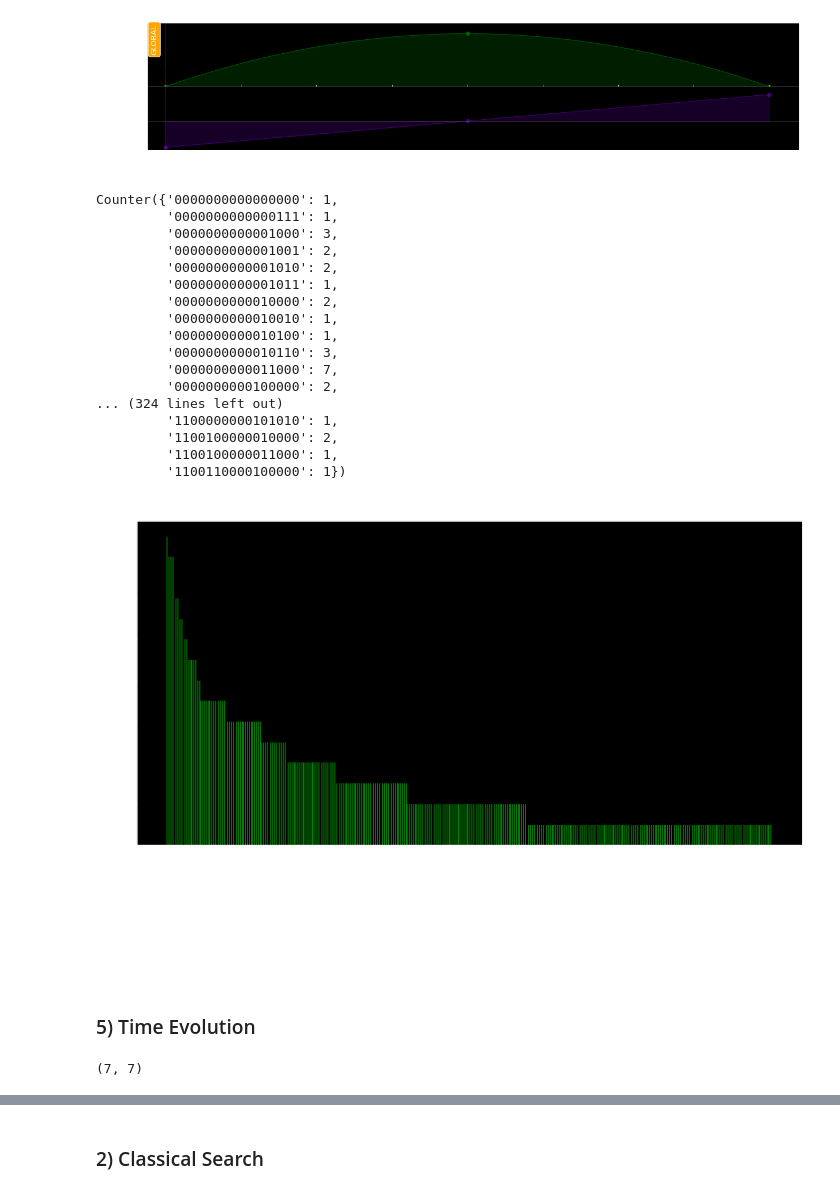
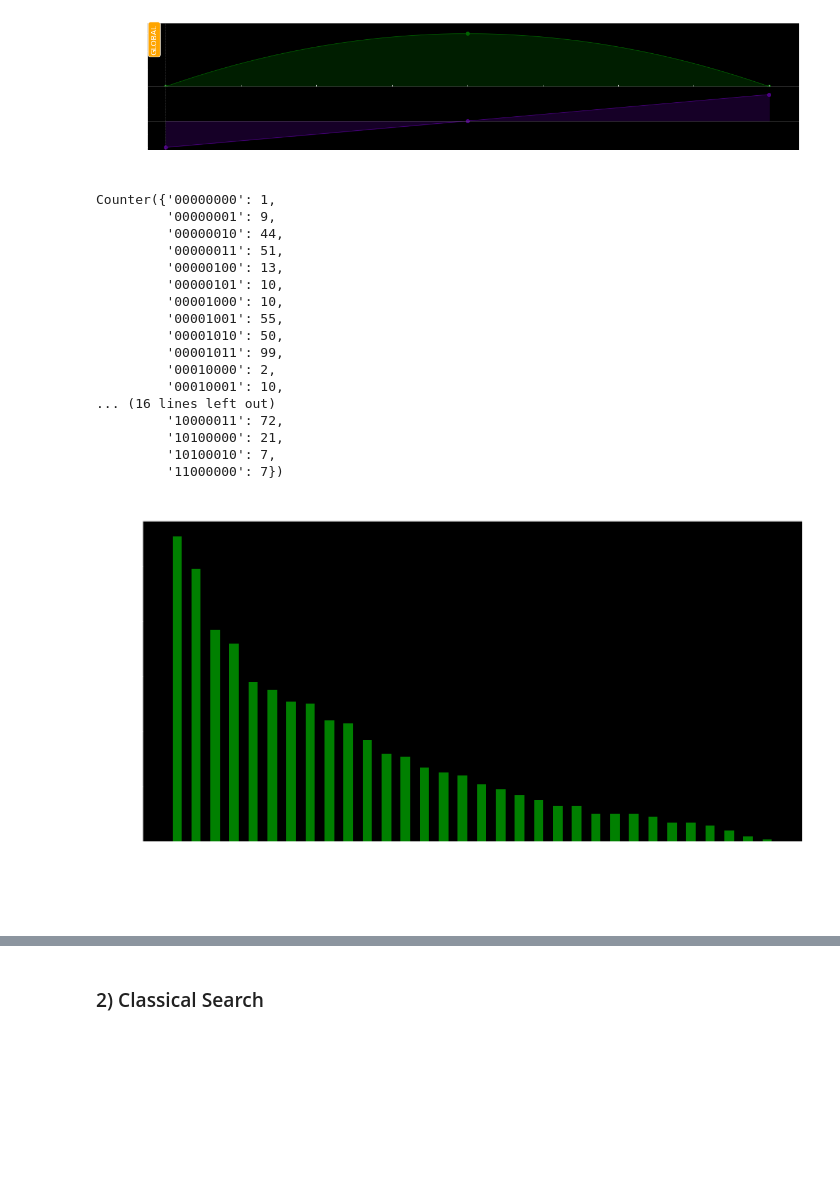
Before and after one commit to ogorodnikov/fmqa, a Jupyter notebook: chemistry/pasqal.ipynb, the cells around one changed output, grey strips where cells are left out. Cells and saved outputs as stored; diff of their text form; code cells hidden in the pictures; blank space fills up the shorter version.

```diff
--- a/chemistry/pasqal.ipynb
+++ b/chemistry/pasqal.ipynb
@@ -93,3 +78,19 @@ coordinate_vector = initial_coordinate_vector
+# %%
+COORDINATES_SCALE = 50
+COORDINATES_SHIFT = 25
+
+np.random.seed(20)
+
+
+coupling_matrix_size = len(coupling_matrix)
+
+coordinates_shape = (coupling_matrix_size, 2)
+
+initial_coordinates = np.random.random(coordinates_shape)
+
+initial_coordinate_vector = initial_coordinates.flatten()
+
+coordinate_vector = initial_coordinate_vector
 # %%
 # Initial Coordinates
 
@@ -125,7 +126,7 @@ coordinate_vector = optimal_coordinates_result.x
 
 optimal_coordinates = np.reshape(coordinate_vector, coordinates_shape)
 
-optimal_coordinates = optimal_coordinates * SCALE
+optimal_coordinates = optimal_coordinates * COORDINATES_SCALE - COORDINATES_SHIFT
 
 
 qubits_dict = dict(enumerate(optimal_coordinates))
@@ -142,5 +143,5 @@ atomic_register.draw(
 # %%
-MAX_RADIAL_DISTANCE = 27
+MAX_RADIAL_DISTANCE = 10
 
 too_far = np.linalg.norm(optimal_coordinates, axis=1) > MAX_RADIAL_DISTANCE
 
@@ -223,64 +224,63 @@ counts = results.sample_final_state()
 
 counts
 # %% [output]
-Counter({'0000000000000000': 1,
-         '0000000000000111': 1,
-         '0000000000001000': 3,
-         '0000000000001001': 2,
-         '0000000000001010': 2,
-         '0000000000001011': 1,
-         '0000000000010000': 2,
-         '0000000000010010': 1,
-         '0000000000010100': 1,
-         '0000000000010110': 3,
-         '0000000000011000': 7,
-         '0000000000100000': 2,
-... (324 lines left out)
-         '1100000000101010': 1,
-         '1100100000010000': 2,
-         '1100100000011000': 1,
-         '1100110000100000': 1})
+Counter({'00000000': 1,
+         '00000001': 9,
+         '00000010': 44,
+         '00000011': 51,
+         '00000100': 13,
+         '00000101': 10,
+         '00001000': 10,
+         '00001001': 55,
+         '00001010': 50,
+         '00001011': 99,
+         '00010000': 2,
+         '00010001': 10,
+... (16 lines left out)
+         '10000011': 72,
+         '10100000': 21,
+         '10100010': 7,
+         '11000000': 7})
 # %%
 def plot_distribution(counts):
 
     descending_counts = dict(sorted(counts.items(), key=lambda item: -item[1]))
 
-    indexes = ["01011", "00111"]  # MIS indexes
+#     indexes = ["01011", "00111"]  # MIS indexes
 
-    color_dict = {key: "r" if key in indexes else "g" for key in descending_counts}
+#     color_dict = {key: "r" if key in indexes else "g" for key in descending_counts}
 
     plt.figure(figsize=(12, 6))
 
-    # plt.bar(descending_counts.keys(), descending_counts.values(), width=0.5, color=color_dict.values())
+    plt.bar(descending_counts.keys(),
+            descending_counts.values(), width=0.5, color="g")
 
-    plt.bar(*zip(*descending_counts.items()), width=0.5, color=color_dict.values())
+    # plt.bar(*zip(*descending_counts.items()), width=0.5, color=color_dict.values())
 
 
-    TICKS_COUNT = 11
+    TICKS_COUNT = 20
 
     xtick_labels = plt.gca().get_xticklabels()
 
     tick_period = len(xtick_labels) // TICKS_COUNT
 
     for label_index, label in enumerate(xtick_labels):
 
         if label_index % tick_period:
 
             label.set_visible(False)
 
     # print(len(xtick_labels))
 
     plt.xticks(rotation="vertical")
 
 
     plt.title("Simulated state counts")
     plt.xlabel("State")
     plt.ylabel("Count")
     plt.show()
 
 
 plot_distribution(counts)
 # %% [output]
-[figure, old version]
+[figure, new version]
-# %% [markdown]
-### 5) Time Evolution
@@ -297,6 +286,0 @@ def get_cost(counter, Q):
-# %%
-masked_coupling_matrix = coupling_matrix[~too_far][:, ~too_far]
-
-masked_coupling_matrix.shape
-# %% [output]
-(7, 7)
```
Also changed, not shown: parts of 14 cells of this notebook.
